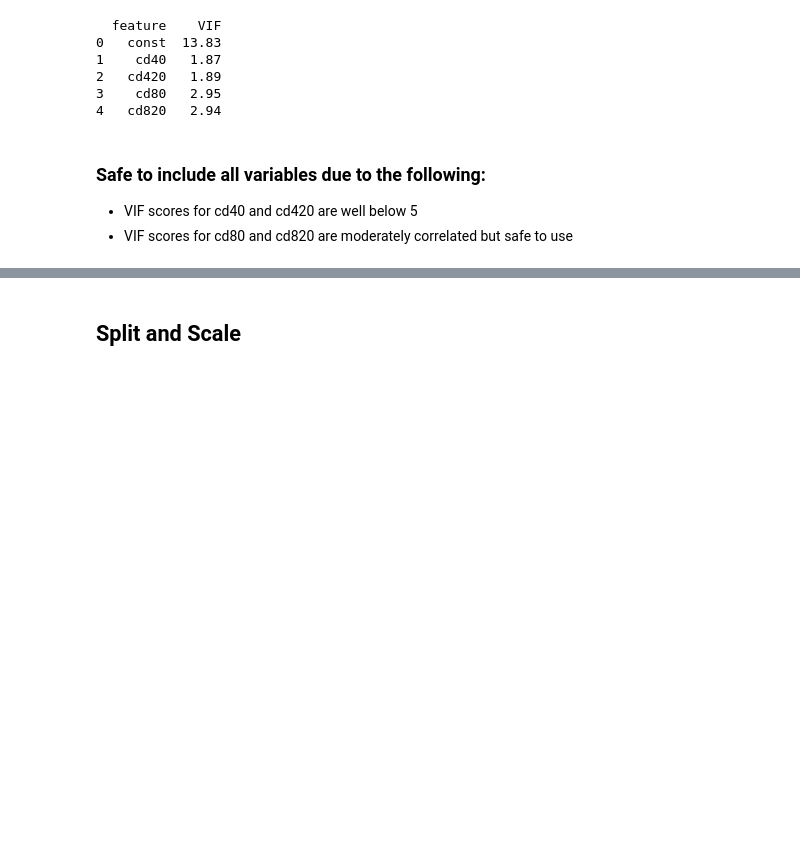
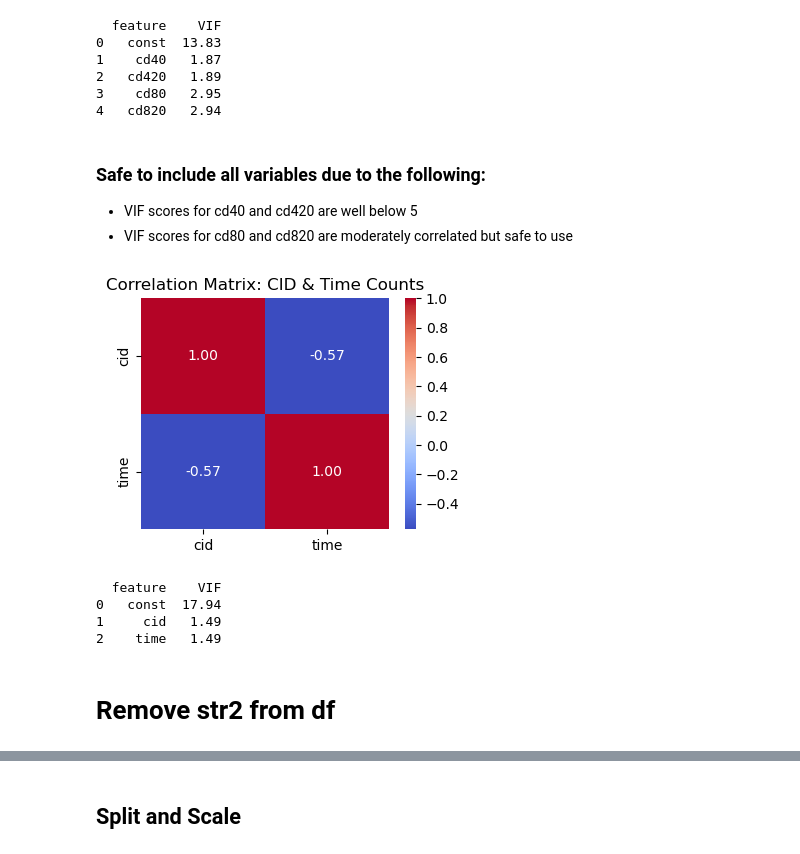
Before and after one commit to jrich71/Clinical_Trial_ML, a Jupyter notebook: aids_trial_jr_02.ipynb, the cells around one changed output, grey strips where cells are left out. Saved outputs shown, nothing was run; the diff lists cells and outputs as text; code cells hidden in the pictures; blank space fills up the shorter version.

Commit message:
Updated data file

```diff
--- a/aids_trial_jr_02.ipynb
+++ b/aids_trial_jr_02.ipynb
@@ -262,3 +263,35 @@ print(vif_cd_data.round(2))
 ### Safe to include all variables due to the following:
 - VIF scores for cd40 and cd420 are well below 5
 - VIF scores for cd80 and cd820 are moderately correlated but safe to use
+# %%
+# Potential multicollinearity between features per CD4 and CD8 counts: 'cd40', 'cd420', 'cd80', 'cd820'
+
+# Select relevant columns and drop rows with missing values
+cid_vars = df_copy[['cid', 'time']].dropna()
+
+# Create a correlation matrix
+corr_matrix_cd = cid_vars.corr()
+
+# Heatmap the correlation matrix
+plt.figure(figsize=(4, 3))
+sns.heatmap(corr_matrix_cd, annot=True, cmap='coolwarm', fmt=".2f")
+plt.title("Correlation Matrix: CID & Time Counts")
+plt.show()
+
+# Add intercept (constant) for VIF calculation
+X_cd = add_constant(cid_vars)
+
+# Create a VIF table
+vif_cid_data = pd.DataFrame()
+vif_cid_data['feature'] = X_cd.columns
+vif_cid_data['VIF'] = [variance_inflation_factor(X_cd.values, i) for i in range(X_cd.shape[1])]
+
+print(vif_cid_data.round(2))
+# %% [output]
+[figure, added]
+  feature    VIF
+0   const  17.94
+1     cid   1.49
+2    time   1.49
+# %% [markdown]
+# Remove str2 from df
```
Also changed, not shown: parts of 11 cells of this notebook.
